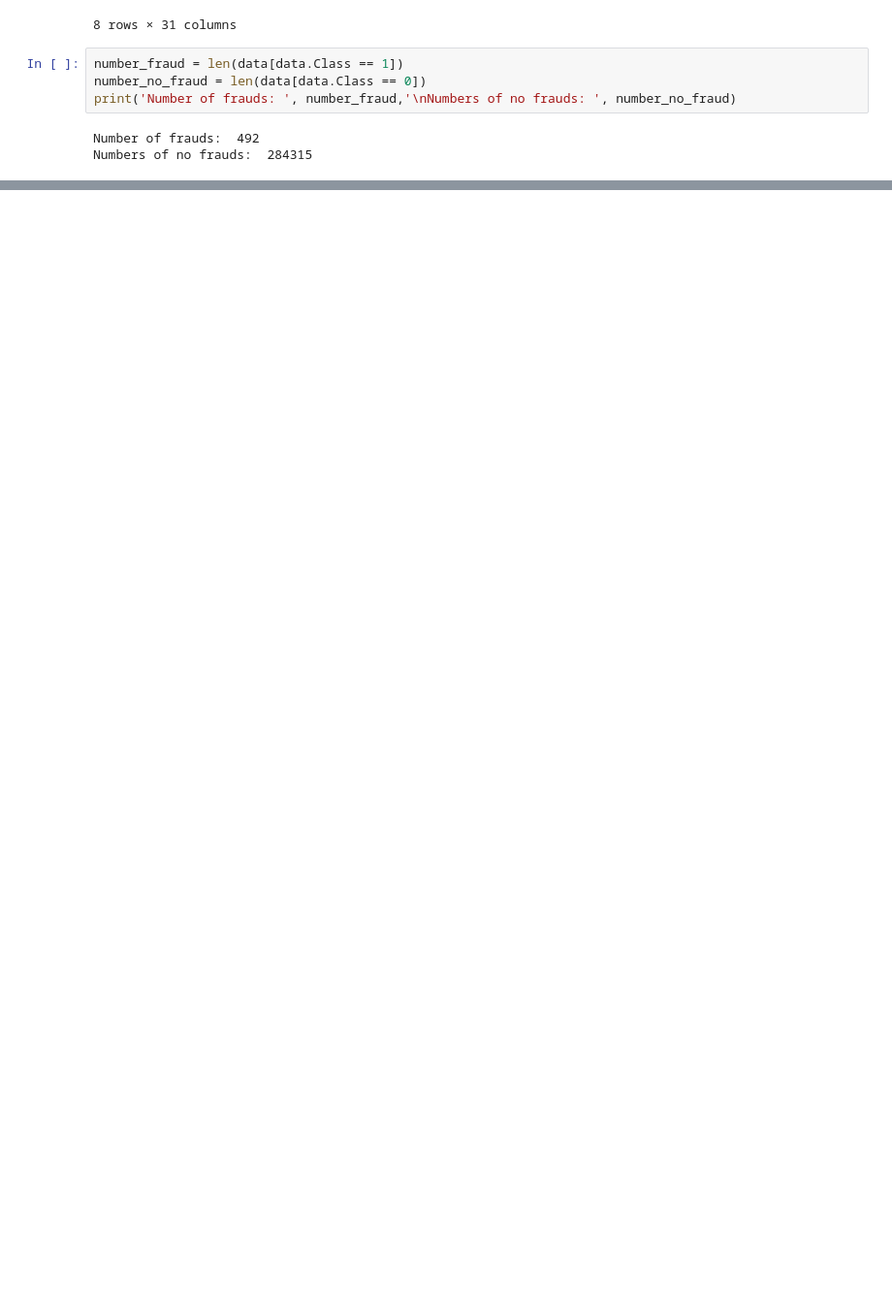
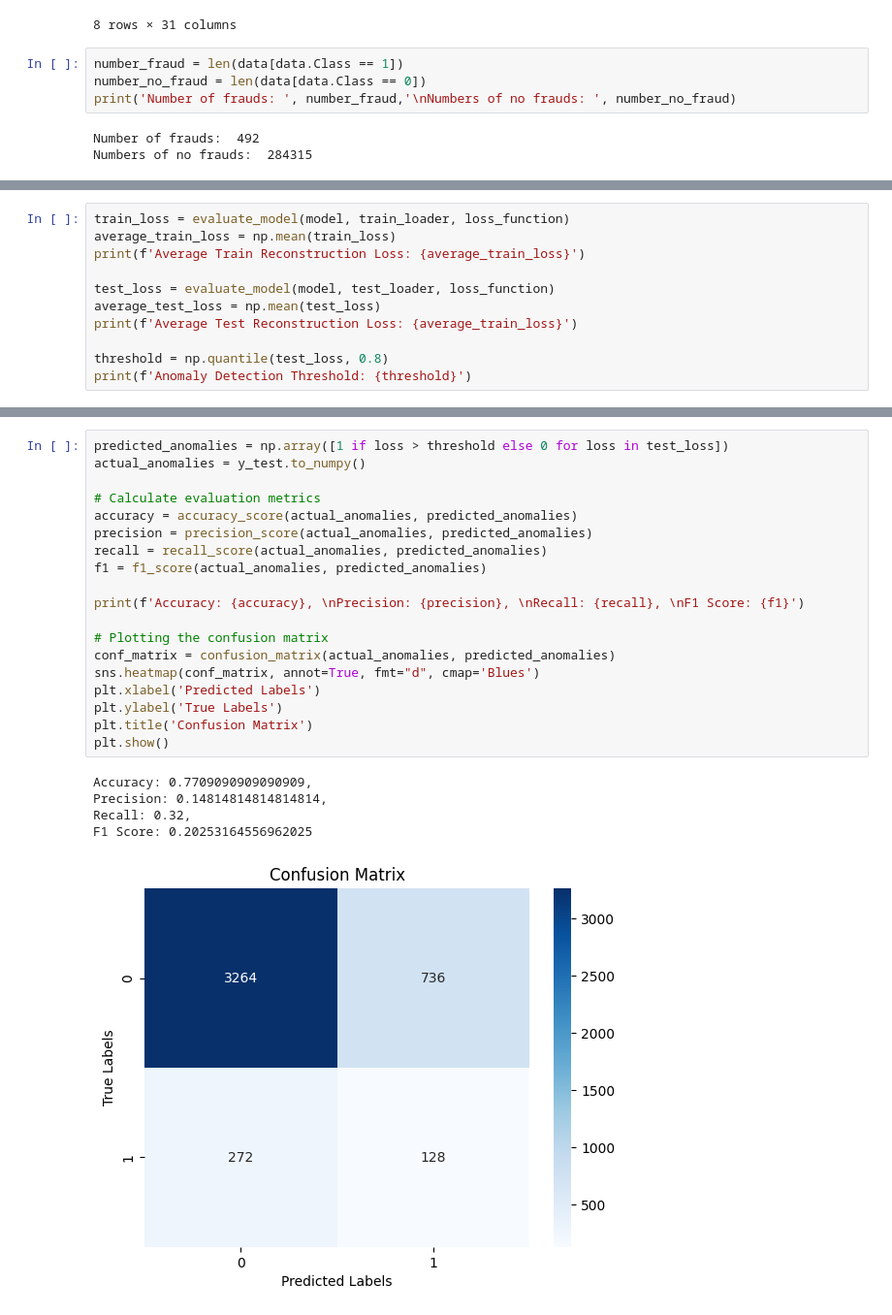
Before and after one commit to mporada259449/ml-project, a Jupyter notebook: notebooks/Autoencoder.ipynb, the cells around one changed output, grey strips where cells are left out. Shown at 97% size. Saved outputs shown, nothing was run; the diff lists cells and outputs as text; blank space fills up the shorter version.

```diff
--- a/notebooks/Autoencoder.ipynb
+++ b/notebooks/Autoencoder.ipynb
@@ -210,0 +170,11 @@ Name: Class, Length: 4080, dtype: int64
+# %%
+train_loss = evaluate_model(model, train_loader, loss_function)
+average_train_loss = np.mean(train_loss)
+print(f'Average Train Reconstruction Loss: {average_train_loss}')
+
+test_loss = evaluate_model(model, test_loader, loss_function)
+average_test_loss = np.mean(test_loss)
+print(f'Average Test Reconstruction Loss: {average_train_loss}')
+
+threshold = np.quantile(test_loss, 0.8)
+print(f'Anomaly Detection Threshold: {threshold}')
@@ -210,0 +185,25 @@ Name: Class, Length: 4080, dtype: int64
+# %%
+predicted_anomalies = np.array([1 if loss > threshold else 0 for loss in test_loss])
+actual_anomalies = y_test.to_numpy()
+
+# Calculate evaluation metrics
+accuracy = accuracy_score(actual_anomalies, predicted_anomalies)
+precision = precision_score(actual_anomalies, predicted_anomalies)
+recall = recall_score(actual_anomalies, predicted_anomalies)
+f1 = f1_score(actual_anomalies, predicted_anomalies)
+
+print(f'Accuracy: {accuracy}, \nPrecision: {precision}, \nRecall: {recall}, \nF1 Score: {f1}')
+
+# Plotting the confusion matrix
+conf_matrix = confusion_matrix(actual_anomalies, predicted_anomalies)
+sns.heatmap(conf_matrix, annot=True, fmt="d", cmap='Blues')
+plt.xlabel('Predicted Labels')
+plt.ylabel('True Labels')
+plt.title('Confusion Matrix')
+plt.show()
+# %% [output]
+Accuracy: 0.7709090909090909,
+Precision: 0.14814814814814814,
+Recall: 0.32,
+F1 Score: 0.20253164556962025
+[figure, added]
```
Also changed, not shown: parts of 11 cells of this notebook, 1 other file.
